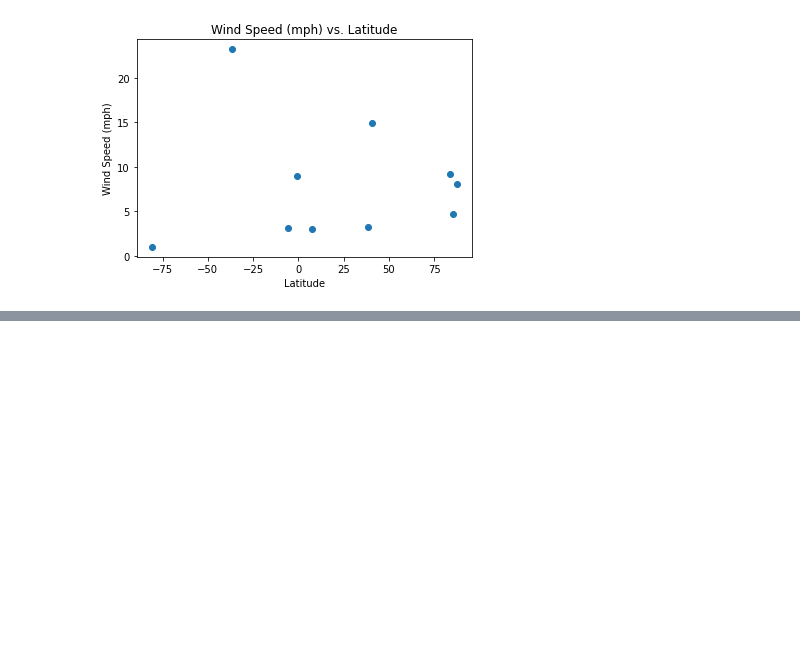
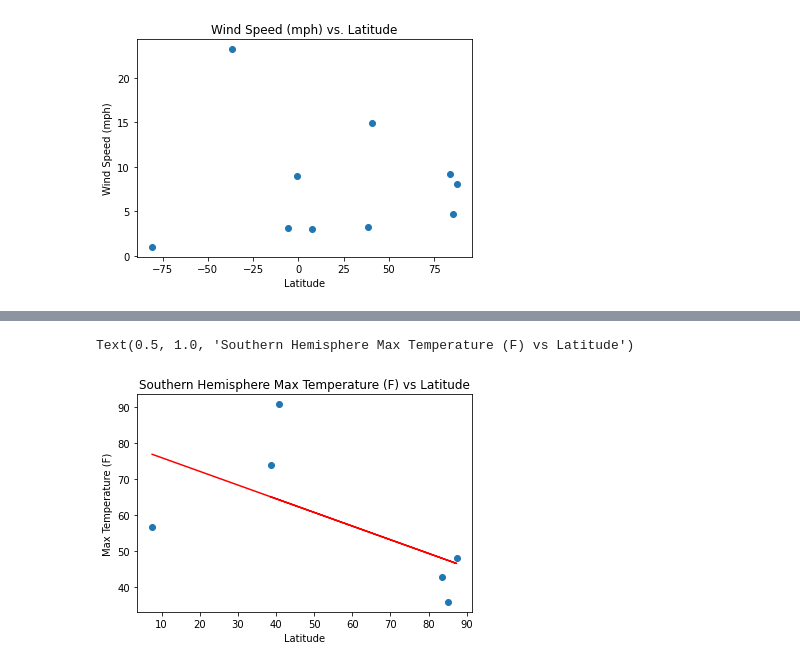
Before and after one commit to Barlow0471/Python-API-Challenge, a Jupyter notebook: WeatherPy/WeatherPy2.ipynb, the cells around one changed output, grey strips where cells are left out. Cells and saved outputs as stored; diff of their text form; code cells hidden in the pictures; blank space fills up the shorter version.

```diff
--- a/WeatherPy/WeatherPy2.ipynb
+++ b/WeatherPy/WeatherPy2.ipynb
@@ -235,0 +176,15 @@ Text(0.5, 1.0, 'Wind Speed (mph) vs Latitude')
+# %%
+# Southern Hemisphere Max Temp vs. Latitude Linear Regression
+x_values = southern_hem_df['Latitude'].astype(float)
+y_values = southern_hem_df['Max Temperature'].astype(float)
+(slope, intercept, rvalue, pvalue, stderr) = linregress(x_values, y_values)
+regress_values = x_values * slope + intercept
+line_eq = "y =" + str(round(slope,2)) + "x + " + str(round(intercept,2))
+plt.scatter(x_values,y_values)
+plt.plot(x_values,regress_values, 'r-')
+plt.xlabel('Latitude')
+plt.ylabel('Max Temperature (F)')
+plt.title('Southern Hemisphere Max Temperature (F) vs Latitude')
+# %% [output]
+Text(0.5, 1.0, 'Southern Hemisphere Max Temperature (F) vs Latitude')
+[figure, added]
```
Also changed, not shown: parts of 14 cells of this notebook, 1 other file.
